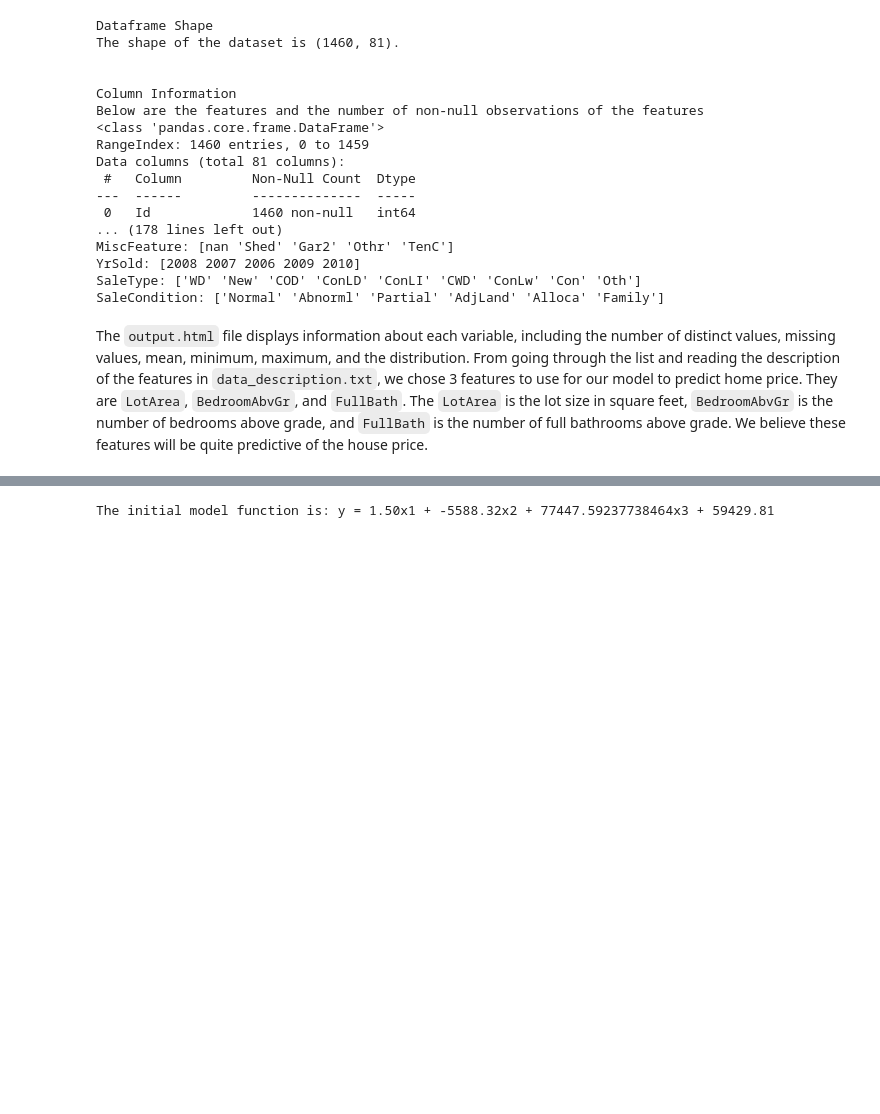
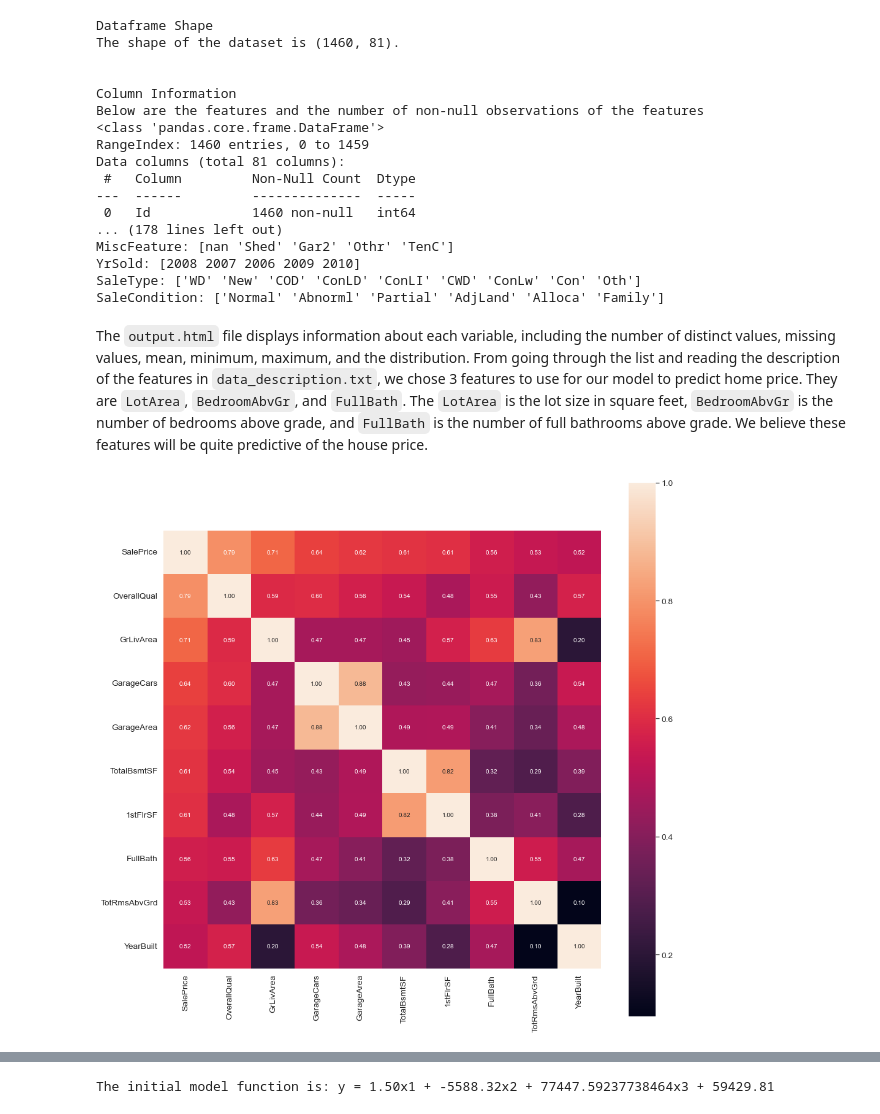
Before and after one commit to Sean-Koval/207-project-home-price, a Jupyter notebook: notebooks/baseline.ipynb, the cells around one changed output, grey strips where cells are left out. Saved outputs shown, nothing was run; the diff lists cells and outputs as text; code cells hidden in the pictures; blank space fills up the shorter version.

```diff
--- a/notebooks/baseline.ipynb
+++ b/notebooks/baseline.ipynb
@@ -101,3 +114,23 @@ prof = ProfileReport(house_train, minimal=True)
 prof.to_file(output_file='output.html')
 # %% [markdown]
 The `output.html` file displays information about each variable, including the number of distinct values, missing values, mean, minimum, maximum, and the distribution. From going through the list and reading the description of the features in `data_description.txt`, we chose 3 features to use for our model to predict home price. They are `LotArea`, `BedroomAbvGr`, and `FullBath`. The `LotArea` is the lot size in square feet, `BedroomAbvGr` is the number of bedrooms above grade, and `FullBath` is the number of full bathrooms above grade. We believe these features will be quite predictive of the house price.
+# %%
+corrmat = house_train.corr()
+k = 10
+
+plt.figure(figsize=(16,16))
+columns = corrmat.nlargest(k, 'SalePrice')['SalePrice'].index
+correlation_matrix = np.corrcoef(house_train[columns].values.T)
+sns.set(font_scale=1.25)
+heat_map = sns.heatmap(correlation_matrix,
+                       cbar=True,
+                       annot=True,
+                       square=True,
+                       fmt='.2f',
+                       annot_kws={'size': 10},
+                       yticklabels=columns.values,
+                       xticklabels=columns.values
+                      )
+plt.show()
+# %% [output]
+[figure, added]
```
Also changed, not shown: parts of 31 cells of this notebook.
